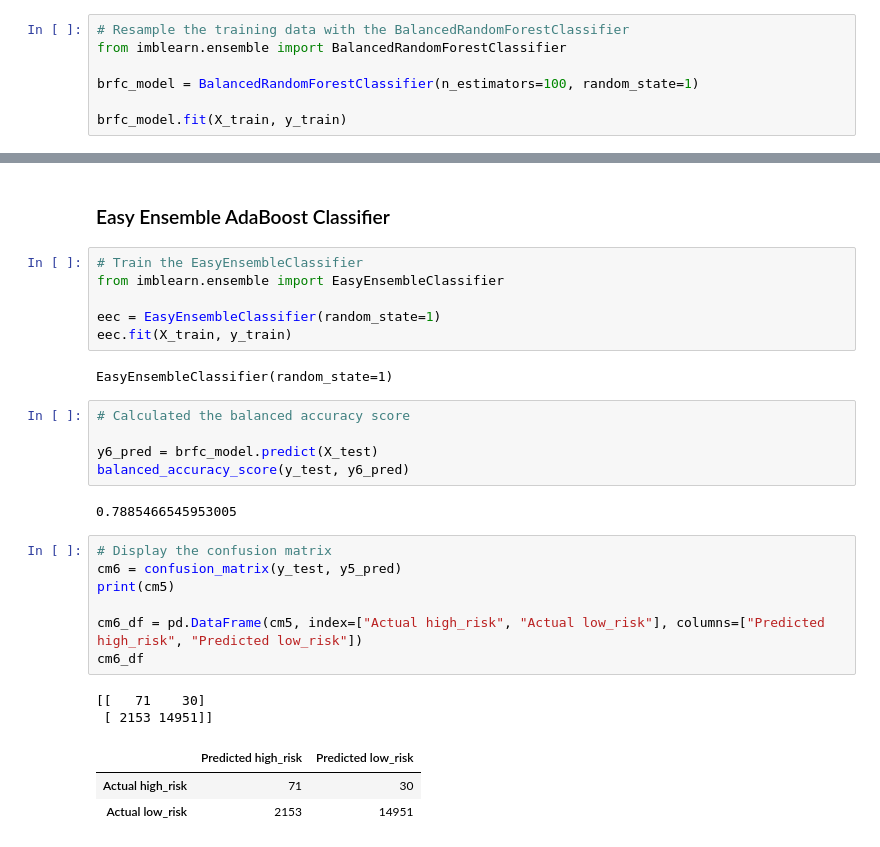
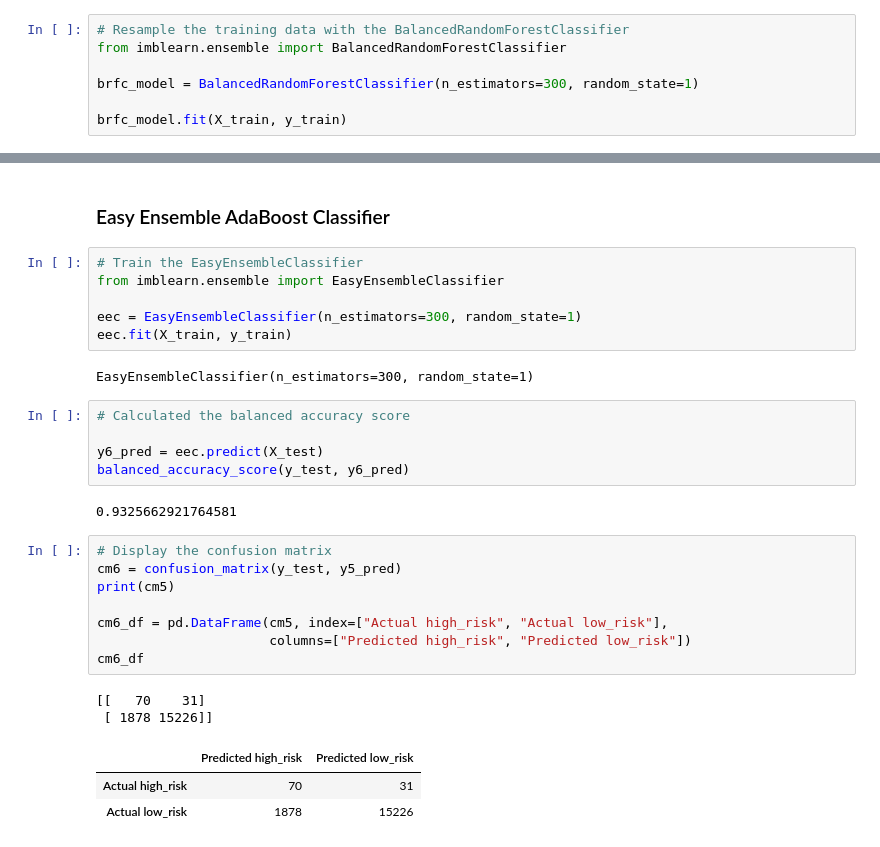
Before and after one commit to alexconerly/Credit_Risk_Analysis, a Jupyter notebook: Credit_Risk_Ensemble.ipynb, the cells around one changed output, grey strips where cells are left out. Cells and saved outputs as stored; diff of their text form.

```diff
--- a/Credit_Risk_Ensemble.ipynb
+++ b/Credit_Risk_Ensemble.ipynb
@@ -141,7 +145,7 @@ Note: Use a random state of 1 for each algorithm to ensure consistency between t
 # Resample the training data with the BalancedRandomForestClassifier
 from imblearn.ensemble import BalancedRandomForestClassifier
 
-brfc_model = BalancedRandomForestClassifier(n_estimators=100, random_state=1)
+brfc_model = BalancedRandomForestClassifier(n_estimators=300, random_state=1)
 
 brfc_model.fit(X_train, y_train)
 # %% [output]
@@ -207,30 +212,31 @@ sorted(zip(brfc_model.feature_importances_, X.columns), reverse=True)
 # Train the EasyEnsembleClassifier
 from imblearn.ensemble import EasyEnsembleClassifier
 
-eec = EasyEnsembleClassifier(random_state=1)
+eec = EasyEnsembleClassifier(n_estimators=300, random_state=1)
 eec.fit(X_train, y_train)
 # %% [output]
-EasyEnsembleClassifier(random_state=1)
+EasyEnsembleClassifier(n_estimators=300, random_state=1)
 # %%
 # Calculated the balanced accuracy score
 
-y6_pred = brfc_model.predict(X_test)
+y6_pred = eec.predict(X_test)
 balanced_accuracy_score(y_test, y6_pred)
 # %% [output]
-0.7885466545953005
+0.9325662921764581
 # %%
 # Display the confusion matrix
 cm6 = confusion_matrix(y_test, y5_pred)
 print(cm5)
 
-cm6_df = pd.DataFrame(cm5, index=["Actual high_risk", "Actual low_risk"], columns=["Predicted high_risk", "Predicted low_risk"])
+cm6_df = pd.DataFrame(cm5, index=["Actual high_risk", "Actual low_risk"],
+                      columns=["Predicted high_risk", "Predicted low_risk"])
 cm6_df
 # %% [output]
-[[   71    30]
- [ 2153 14951]]
+[[   70    31]
+ [ 1878 15226]]
 |  | Predicted high_risk | Predicted low_risk |
-| Actual high_risk | 71 | 30 |
-| Actual low_risk | 2153 | 14951 |
+| Actual high_risk | 70 | 31 |
+| Actual low_risk | 1878 | 15226 |
 # %%
 # Print the imbalanced classification report
 print(classification_report_imbalanced(y_test, y6_pred))
```
Also changed, not shown: parts of 7 cells of this notebook.
